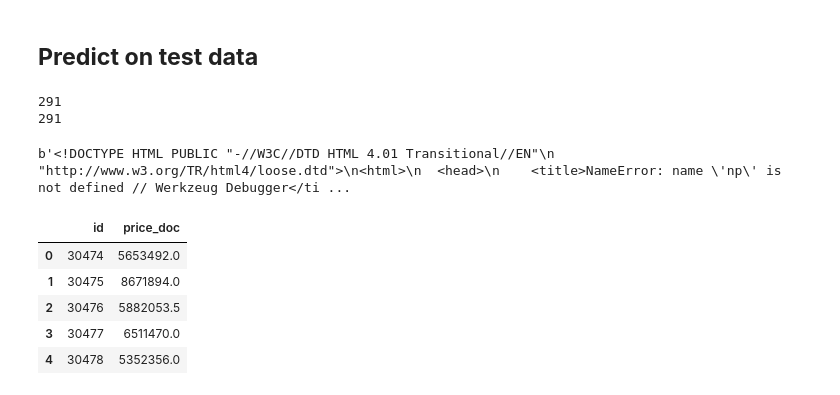
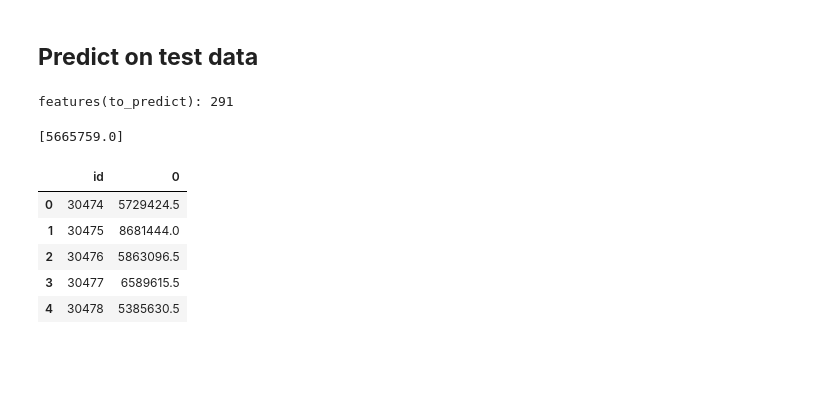
Before and after one commit to Krivosheenkova/machine-learning-for-business, a Jupyter notebook: PROJECT-Sberbank-housing-market/sberbank-russian-housing-market-processing.ipynb, the cells around one changed output. Cells and saved outputs as stored; diff of their text form; code cells hidden in the pictures; blank space fills up the shorter version.

```diff
--- a/PROJECT-Sberbank-housing-market/sberbank-russian-housing-market-processing.ipynb
+++ b/PROJECT-Sberbank-housing-market/sberbank-russian-housing-market-processing.ipynb
@@ -878,7 +901,6 @@ import urllib.request
 import json
 from urllib.error import HTTPError
 
-import numpy as np
 
 class NpEncoder(json.JSONEncoder):
     def default(self, obj):
@@ -890,16 +912,11 @@ class NpEncoder(json.JSONEncoder):
             return obj.tolist()
         return super(NpEncoder, self).default(obj)
 
-def get_features_dict(observation, filename='features_names.txt'):
-    try:
-        with open(filename, 'r') as f:
-            feature_names = f.readlines()[0].split()
-        print(len(feature_names))
-    except:
-        return """Feature names file does not exist"""
 
-    features_dict = dict(zip(feature_names, observation))
+def get_features_json(observation):
+    features_dict = observation.to_json()
     return features_dict
+
 
 def get_predictions(body: dict):
     myurl = "http://0.0.0.0:4140/predict"
@@ -911,18 +928,19 @@ def get_predictions(body: dict):
     req = urllib.request.Request(myurl, headers=headers)
     try:
         response = urllib.request.urlopen(req, byte_jsondata)
-        print(response)
         return json.loads(response.read())['predictions']
-    except HTTPError as e:
-        return e.read()
-
-to_predict = test_df.iloc[0].values
-print(len(to_predict))
-fd = get_features_dict(to_predict)
-get_predictions(fd)
+    except Exception as e:
+        print(e.read())
+        return str(e)
-# %% [output]
-291
-291
-b'<!DOCTYPE HTML PUBLIC "-//W3C//DTD HTML 4.01 Transitional//EN"\n  "http://www.w3.org/TR/html4/loose.dtd">\n<html>\n  <head>\n    <title>NameError: name \'np\' is not defined // Werkzeug Debugger</ti ...
+# %%
+to_predict = test_df.head(1)
+
+# get_features_dict
+features_dict = get_features_json(to_predict)
+print('features(to_predict):', to_predict.shape[1])
+get_predictions(features_dict)
+# %% [output]
+features(to_predict): 291
+[5665759.0]
 # %%
 # kaggle
@@ -945,9 +955,9 @@ submission.to_csv('submission-gb-001')
 # %%
-pd.read_csv('submission-gb-001').head()
+pd.read_csv('submission-gb-001-le.csv').head()
 # %% [output]
-|  | id | price_doc |
-| 0 | 30474 | 5653492.0 |
-| 1 | 30475 | 8671894.0 |
-| 2 | 30476 | 5882053.5 |
-| 3 | 30477 | 6511470.0 |
-| 4 | 30478 | 5352356.0 |
+|  | id | 0 |
+| 0 | 30474 | 5729424.5 |
+| 1 | 30475 | 8681444.0 |
+| 2 | 30476 | 5863096.5 |
+| 3 | 30477 | 6589615.5 |
+| 4 | 30478 | 5385630.5 |
```
Also changed, not shown: parts of 32 cells of this notebook.
